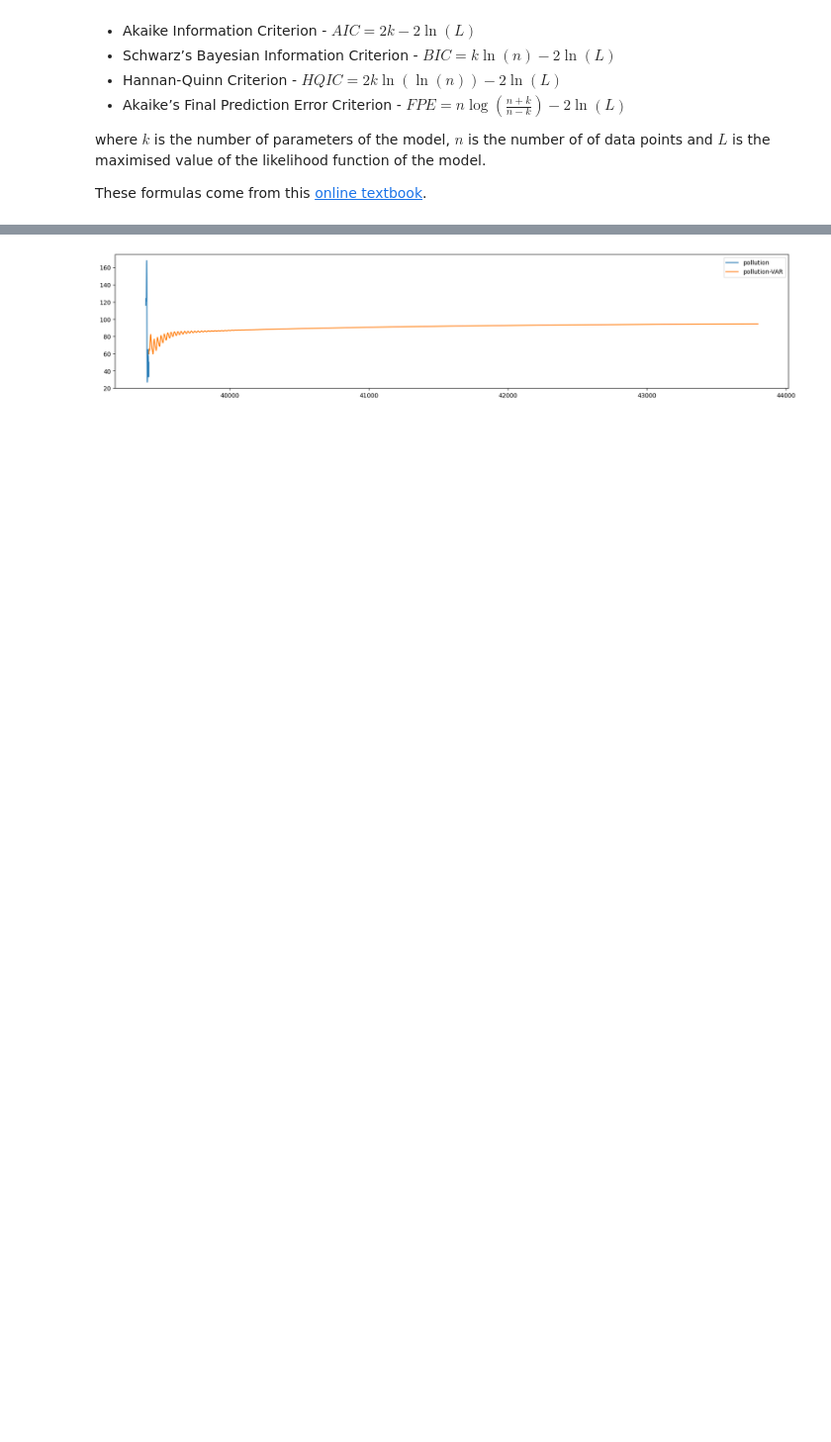
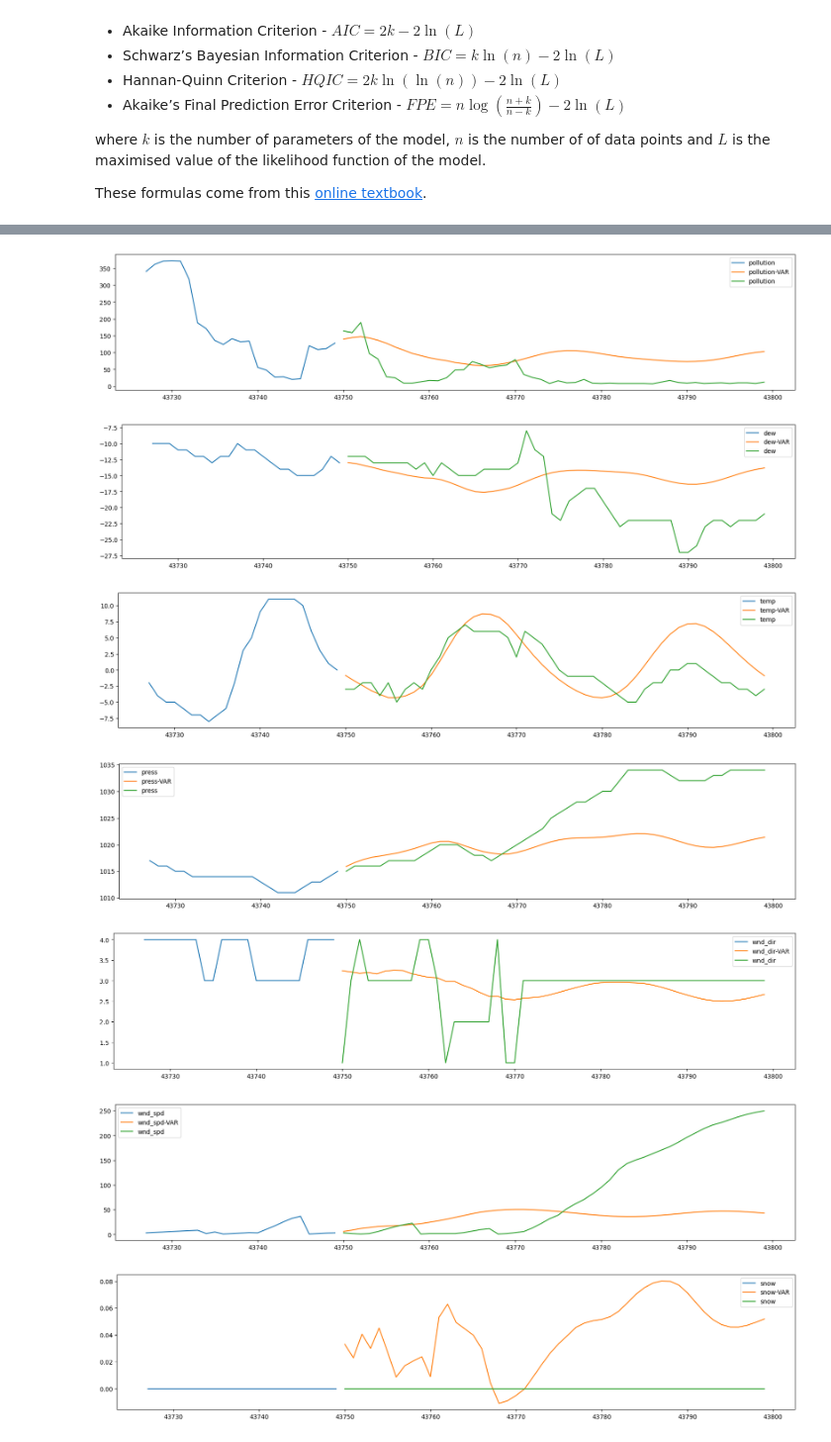
Before and after one commit to djjjones6/Group_Assessment_2, a Jupyter notebook: ChristianN/VAR Model.ipynb, the cells around one changed output, grey strips where cells are left out. Shown at 99% size. Cells and saved outputs as stored; diff of their text form; code cells hidden in the pictures; blank space fills up the shorter version.

```diff
--- a/ChristianN/VAR Model.ipynb
+++ b/ChristianN/VAR Model.ipynb
@@ -88,11 +88,12 @@ While there are other metrics, I chose both of these as they have the same "unit
 To do this, we create a 80/10/10  train, validation, test split. We will train a model with the training data. For each lag $p$, we will use ``results.forecast`` on validation data using rolling window validation. We will take all of these errors and sum them. We then iterate this process for different values of $p$.
 # %%
 forecast_length = len(df) // 10
+prediction_length = 50
 
 # Creating an 80/10/10 train, validation, test split
 # We have that the first 10% of the dataset is validation so we can use the test data effectively when forecasting
 # train_df, validation_df, test_df = df[0: 8*forecast_length], df[8*forecast_length: 9*forecast_length], df[9*forecast_length:]
-validation_df, train_df, test_df = df[0: forecast_length], df[forecast_length: 9*forecast_length], df[9*forecast_length:]
+validation_df, train_df, test_df = df[0: forecast_length], df[forecast_length: -prediction_length], df[-prediction_length:]
 
 train_df = train_df.drop("date", axis=1)
 validation_df = validation_df.drop("date", axis=1)
@@ -208,6 +184,6 @@ rain         -0.024567  0.003133 -0.049343  0.018098  0.002797 -0.003985 -0.0038
 # %%
 forecast_var = pd.DataFrame(var_model.forecast(train_df.values,
-                                              steps=forecast_length),
+                                              steps=prediction_length),
                            columns=train_df.columns,
                            index=test_df.index)
 forecast_var = forecast_var.rename(columns={c: c+'-VAR' for c in forecast_var.columns})
@@ -230,8 +190,13 @@ forecast_var
 # %%
-fig, ax = plt.subplots(figsize=[20, 4])
-# pd.concat([train_df[["pollution"]], forecast_var[["pollution"+'-VAR']], test_df["pollution"]], axis=1).plot(ax=ax)
-pd.concat([train_df["pollution"][-23:], forecast_var[["pollution"+'-VAR']]], axis=1).plot(ax=ax)
-
-plt.show()
+for c in train_df.columns:
+    fig, ax = plt.subplots(figsize=[20, 4])
+    pd.concat([train_df[c][-23:], forecast_var[[c+'-VAR']], test_df[c]], axis=1).plot(ax=ax)
+    plt.show()
 # %% [output]
-[figure, old version]
+[figure, new version]
+[figure, added]
+[figure, added]
+[figure, added]
+[figure, added]
+[figure, added]
+[figure, added]
```
Also changed, not shown: parts of 16 cells of this notebook.
